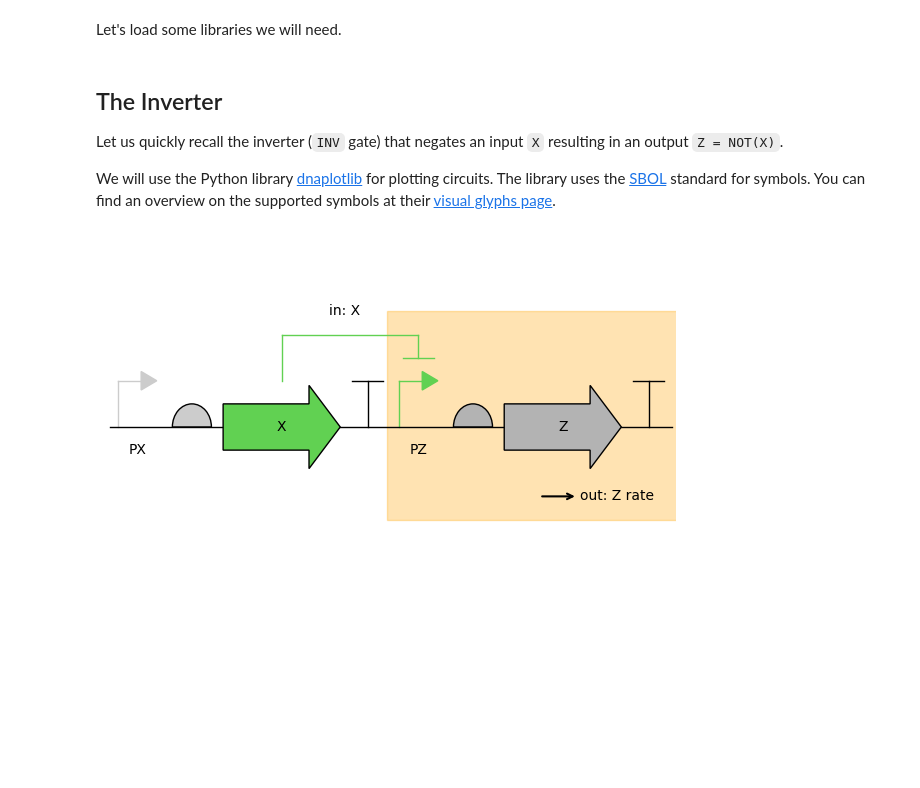
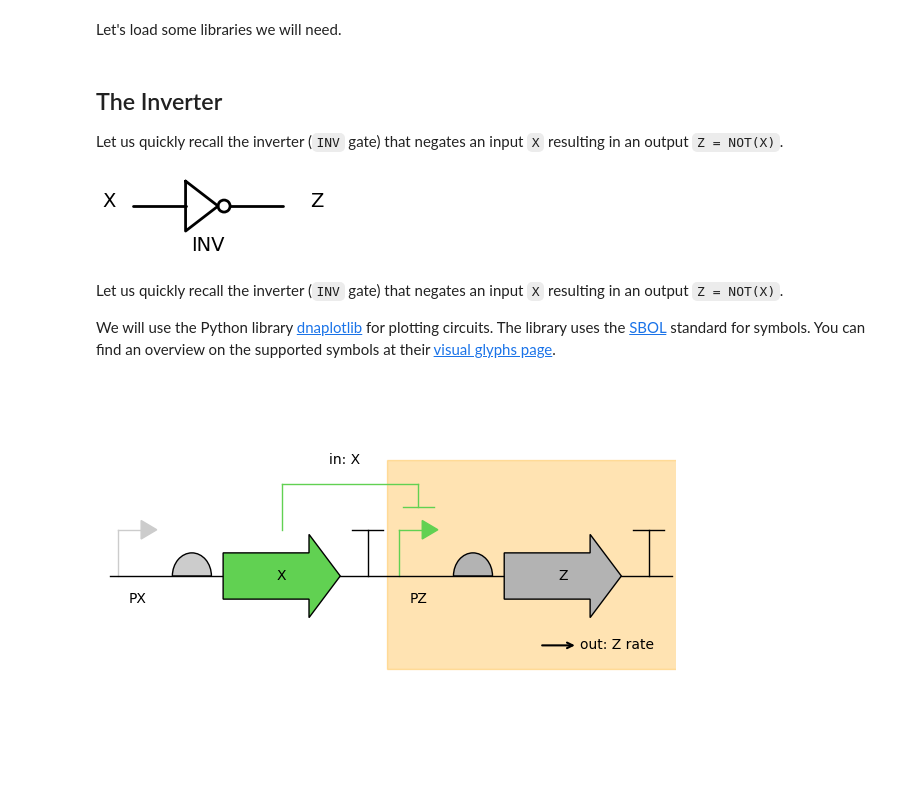
Before and after one commit to BioDisCo/computational_bioengineering, a Jupyter notebook: gates/notes.ipynb, the cells around one changed output. Drawn from its saved outputs; the diff is of its cells as text; code cells hidden in the pictures; blank space fills up the shorter version.

```diff
--- a/gates/notes.ipynb
+++ b/gates/notes.ipynb
@@ -18,6 +25,15 @@ figsize=(6, 4.5)
+# %% [markdown]
+## The Inverter
+
+Let us quickly recall the inverter (`INV` gate) that negates an input `X` resulting in an output `Z = NOT(X)`.
+# %%
+with schemdraw.Drawing() as d:
+    inv = d.add(logic.Not().label('INV', loc='bottom'))
+    d.add(elm.Label().at((inv.in1[0]-1.5, inv.in1[1])).label('X', halign='right'))
+    d.add(elm.Label().at((inv.out[0]+1.5, inv.out[1])).label('Z', halign='left'))
+# %% [output]
+[figure, added]
 # %% [markdown]
-## The Inverter
-
 Let us quickly recall the inverter (`INV` gate) that negates an input `X` resulting in an output `Z = NOT(X)`.
 
 We will use the Python library [dnaplotlib](https://github.com/VoigtLab/dnaplotlib) for plotting circuits.
```
Also changed, not shown: parts of 19 cells of this notebook, 5 other files.
